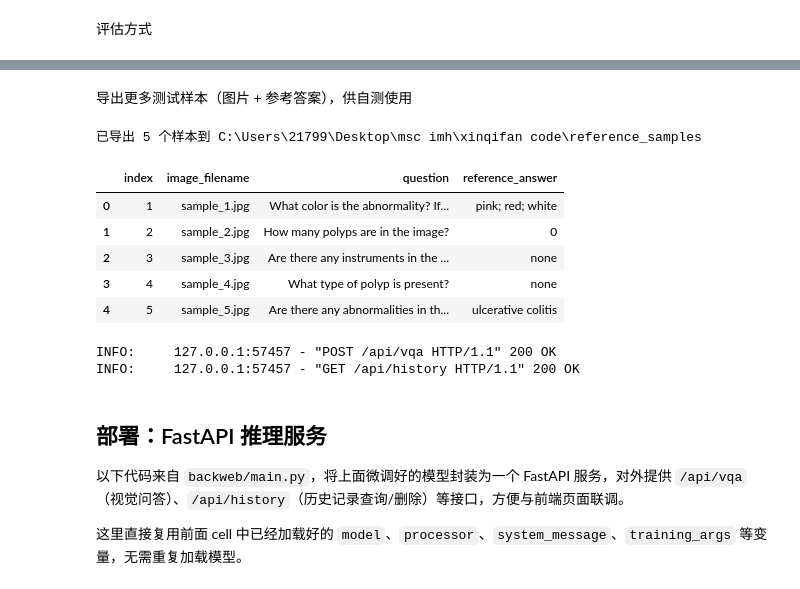
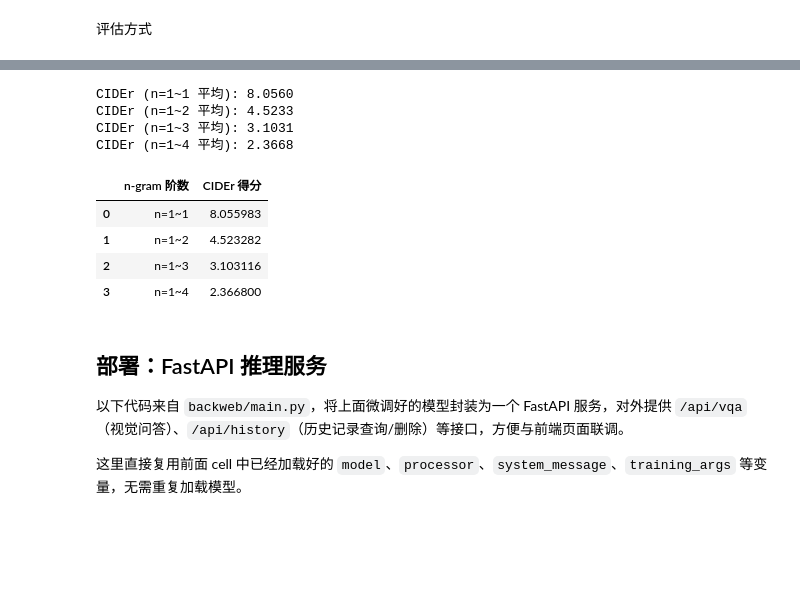
Before and after one commit to wchs1111-collab/Deep-Learning-based-vision-question-answering-for-bowel-disease-diagnostics, a Jupyter notebook: xinqifan code/Vision_Language_Models_Qwen2_5_VL_3B_Kvasir_VQA.ipynb, the cells around one changed output, grey strips where cells are left out. Drawn from its saved outputs; the diff is of its cells as text; code cells hidden in the pictures; blank space fills up the shorter version.

```diff
--- a/xinqifan code/Vision_Language_Models_Qwen2_5_VL_3B_Kvasir_VQA.ipynb
+++ b/xinqifan code/Vision_Language_Models_Qwen2_5_VL_3B_Kvasir_VQA.ipynb
@@ -586,47 +624,36 @@ results
-# %% [markdown]
-导出更多测试样本（图片 + 参考答案），供自测使用
-# %%
-from pathlib import Path
-import pandas as pd
-
-# 从测试集里再挑几个样本（跳过已经用过的 test_dataset[0]），保存图片 + 记录参考答案，方便自己手动测试
-NUM_SAMPLES = 5
-START_INDEX = 1  # test_dataset[0] 前面已经用过了
-
-export_dir = Path("reference_samples")
-export_dir.mkdir(exist_ok=True)
-
-records = []
-for i in range(START_INDEX, START_INDEX + NUM_SAMPLES):
-    sample = test_dataset[i]
-    image = sample[1]['content'][0]['image']       # user 消息里的图像
-    question = sample[1]['content'][1]['text']      # user 消息里的问题
-    reference_answer = sample[2]['content'][0]['text']  # assistant 消息里的参考答案
-
-    image_filename = f"sample_{i}.jpg"
-    image.convert("RGB").save(export_dir / image_filename)
-
-    records.append({
-        "index": i,
-        "image_filename": image_filename,
-        "question": question,
-        "reference_answer": reference_answer,
-    })
-
-df = pd.DataFrame(records)
-df.to_csv(export_dir / "reference_answers.csv", index=False, encoding="utf-8-sig")
-print(f"已导出 {len(records)} 个样本到 {export_dir.resolve()}")
-df
-# %% [output]
-已导出 5 个样本到 C:\Users\21799\Desktop\msc imh\xinqifan code\reference_samples
-|  | index | image_filename | question | reference_answer |
-| 0 | 1 | sample_1.jpg | What color is the abnormality? If... | pink; red; white |
-| 1 | 2 | sample_2.jpg | How many polyps are in the image? | 0 |
-| 2 | 3 | sample_3.jpg | Are there any instruments in the ... | none |
-| 3 | 4 | sample_4.jpg | What type of polyp is present? | none |
-| 4 | 5 | sample_5.jpg | Are there any abnormalities in th... | ulcerative colitis |
-INFO:     127.0.0.1:57457 - "POST /api/vqa HTTP/1.1" 200 OK
-INFO:     127.0.0.1:57457 - "GET /api/history HTTP/1.1" 200 OK
+# %%
+from pycocoevalcap.cider.cider_scorer import CiderScorer, precook
+
+# pycocoevalcap 的 cook_refs/cook_test 内部写死用 n=4 生成 n-gram，
+# 与 Cider(n=...) 的向量长度不一致会导致 IndexError，这里手动按指定 n 重新构建
+def compute_cider_for_n(gts, res, n):
+    scorer = CiderScorer(n=n)
+    for key in gts.keys():
+        scorer.crefs.append([precook(ref, n) for ref in gts[key]])
+        scorer.ctest.append(precook(res[key][0], n, True))
+    return scorer.compute_score()
+
+cider_by_n = {}
+for n in [1, 2, 3, 4]:
+    score, _ = compute_cider_for_n(gts, res, n)
+    cider_by_n[f"n=1~{n}"] = score
+    print(f"CIDEr (n=1~{n} 平均): {score:.4f}")
+
+cider_by_n_df = pd.DataFrame({
+    "n-gram 阶数": list(cider_by_n.keys()),
+    "CIDEr 得分": list(cider_by_n.values()),
+})
+cider_by_n_df
+# %% [output]
+CIDEr (n=1~1 平均): 8.0560
+CIDEr (n=1~2 平均): 4.5233
+CIDEr (n=1~3 平均): 3.1031
+CIDEr (n=1~4 平均): 2.3668
+|  | n-gram 阶数 | CIDEr 得分 |
+| 0 | n=1~1 | 8.055983 |
+| 1 | n=1~2 | 4.523282 |
+| 2 | n=1~3 | 3.103116 |
+| 3 | n=1~4 | 2.366800 |
 # %% [markdown]
 ## 部署：FastAPI 推理服务
 
```
Also changed, not shown: parts of 28 cells of this notebook, 51 other files.
